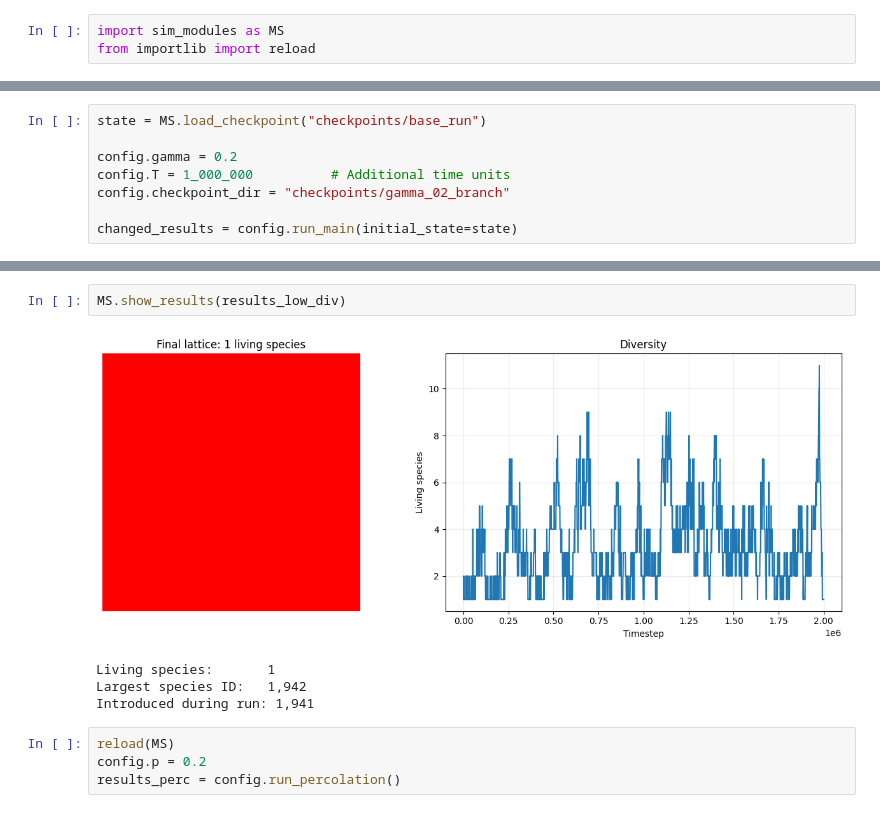
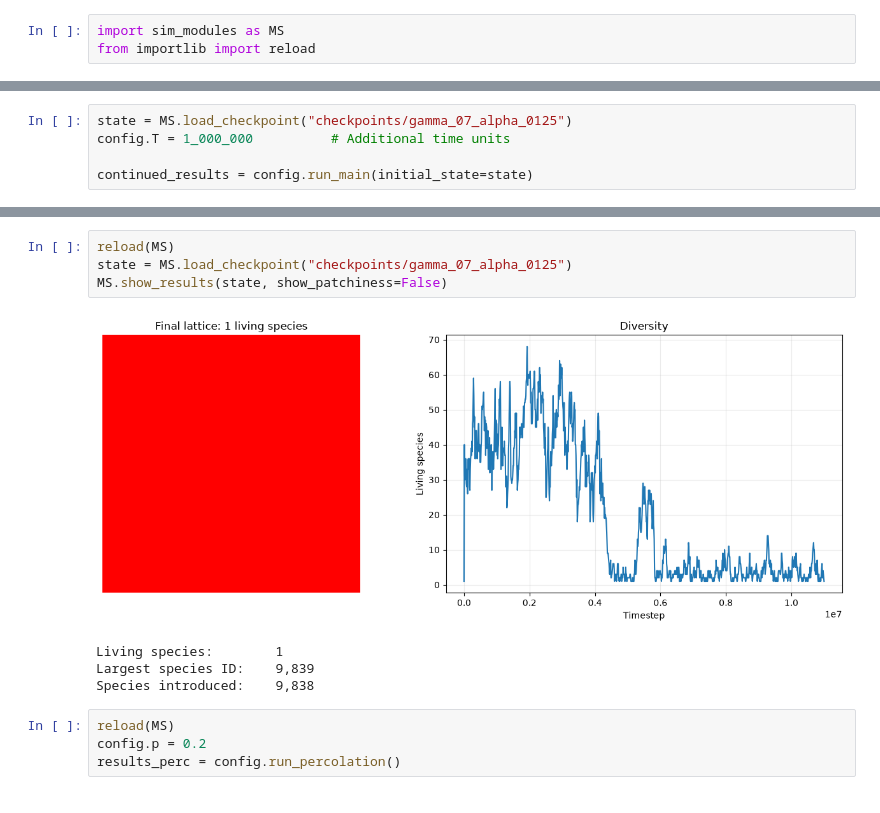
Before and after one commit to slyluc/MasterProject, a Jupyter notebook: sim_notebook.ipynb, the cells around one changed output, grey strips where cells are left out. Cells and saved outputs as stored; diff of their text form.

```diff
--- a/sim_notebook.ipynb
+++ b/sim_notebook.ipynb
@@ -33,8 +31,5 @@ NameError: name 'config' is not defined
 # %%
-state = MS.load_checkpoint("checkpoints/base_run")
+state = MS.load_checkpoint("checkpoints/gamma_07_alpha_0125")
+config.T = 1_000_000          # Additional time units
 
-config.gamma = 0.2
-config.T = 1_000_000          # Additional time units
-config.checkpoint_dir = "checkpoints/gamma_02_branch"
-
-changed_results = config.run_main(initial_state=state)
+continued_results = config.run_main(initial_state=state)
@@ -45,10 +43,12 @@ changed_results = config.resume()
 # %%
-MS.show_results(results_low_div)
+reload(MS)
+state = MS.load_checkpoint("checkpoints/gamma_07_alpha_0125")
+MS.show_results(state, show_patchiness=False)
 # %% [output]
-[figure, old version]
+[figure, new version]
-Living species:       1
-Largest species ID:   1,942
-Introduced during run: 1,941
+Living species:        1
+Largest species ID:    9,839
+Species introduced:    9,838
 # %%
 reload(MS)
 config.p = 0.2
```
Also changed, not shown: parts of 5 cells of this notebook, 3 other files.
